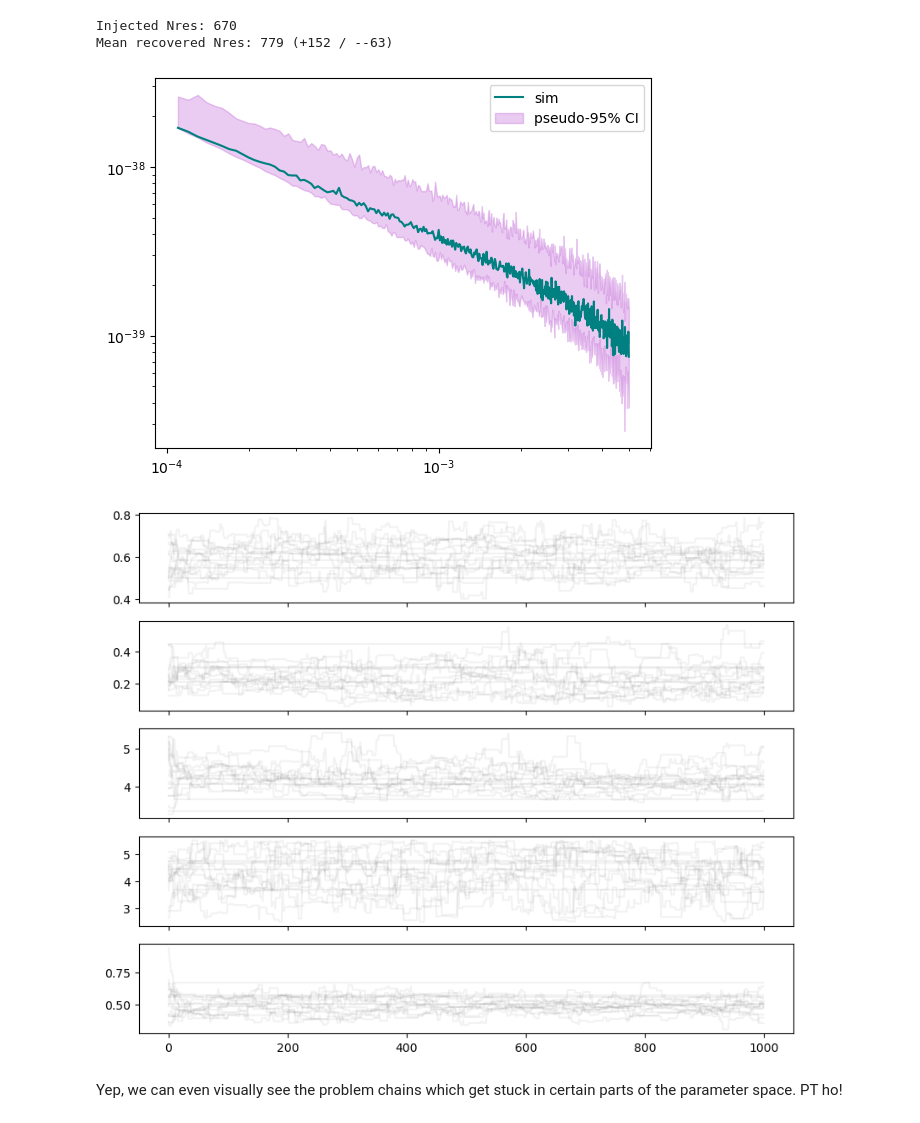
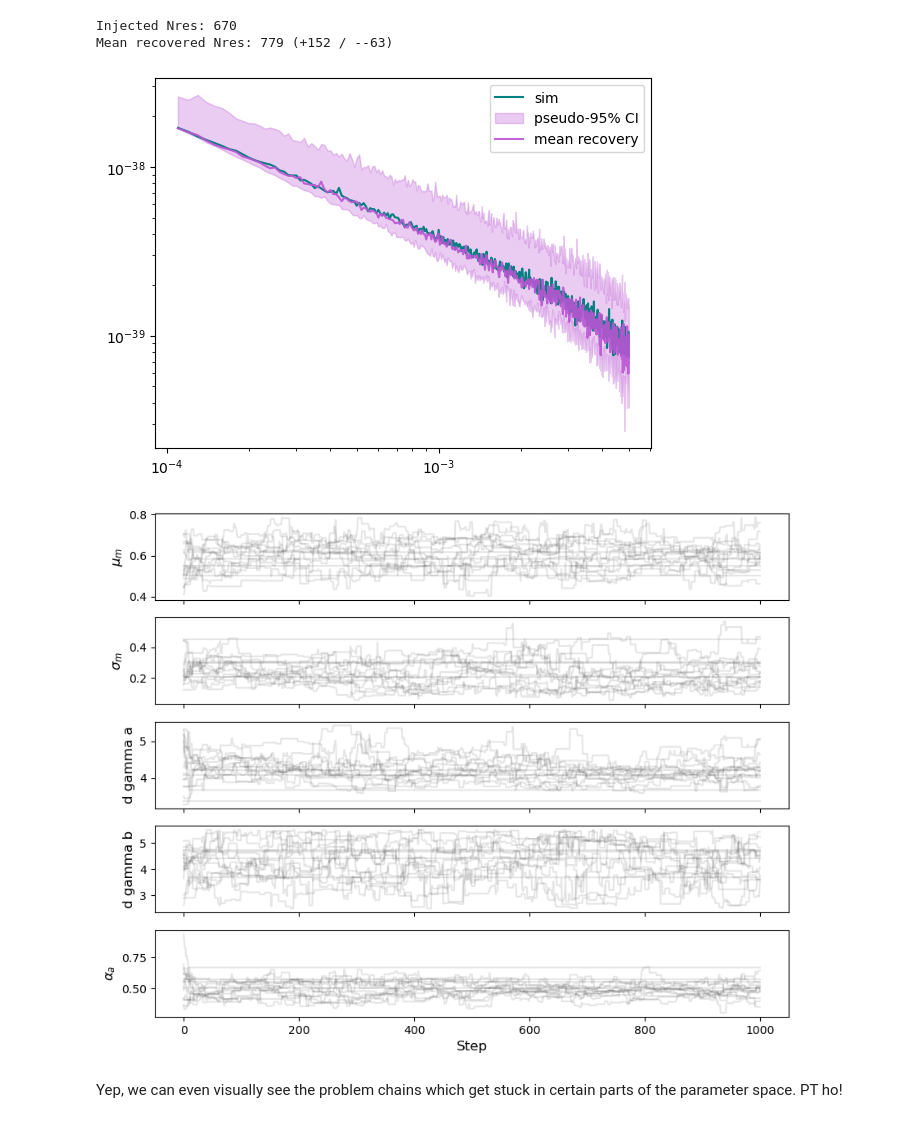
Before and after one commit to criswellalexander/pelargir-gb, a Jupyter notebook: prototype-notebooks/Toy-model-for-toy-model.ipynb, the cells around one changed output. Saved outputs shown, nothing was run; the diff lists cells and outputs as text; code cells hidden in the pictures.

Commit message:
plots!!

```diff
--- a/prototype-notebooks/Toy-model-for-toy-model.ipynb
+++ b/prototype-notebooks/Toy-model-for-toy-model.ipynb
@@ -1580,6 +1581,8 @@ print(thinned_samples.shape)
 (700, 1, 16, 1, 5)
 (350, 1, 16, 1, 5)
 (5600, 5)
+# %%
+param_labels = [r'$\mu_m$',r'$\sigma_m$',r'd gamma a',r'd gamma b',r'$\alpha_a$']
 # %%
 plt.rcParams.update({'axes.labelsize':16})
 
@@ -1649,19 +1652,25 @@ plt.loglog(lowf_bins[1:],dataspec,label='sim',c='teal')
 plt.fill_between(new_fs_mean,new_fg_l95,new_fg_u95,alpha=0.3,label=r'pseudo-95% CI',color='mediumorchid')
 # plt.scatter(binaries[0][res_idx],lw.psd.approximate_response_function(binaries[0][res_idx]*u.Hz,19.09*u.mHz).value\
 #                                    *((4*u.yr).to(u.s).value*binaries[1][res_idx]**2),marker='.',s=4)
+plt.loglog(new_fs_mean, new_fg_mean,alpha=0.9,label='mean recovery',c='mediumorchid')
 plt.legend()
+plt.savefig('recovered_spectra_with_pseudo95.png')
 plt.show()
 # %% [output]
-[figure, old version]
+[figure, new version]
 # %%
 ## also look at the walkers
 fig, ax = plt.subplots(ndim, 1, sharex=True)
 fig.set_size_inches(10, 8)
 for i in range(ndim):
     for walk in range(nwalkers):
-        ax[i].plot(new_ensemble.get_chain()['model_0'][:, 0, walk, :, i], color='k', alpha=0.05)
+        ax[i].plot(new_ensemble.get_chain()['model_0'][:, 0, walk, :, i], color='k', alpha=0.1)
+    ax[i].set_ylabel(param_labels[i],fontsize=12)
+ax[i].set_xlabel("Step",fontsize=12)
+plt.savefig('chain_plots_full.png')
+plt.show()
 # %% [output]
-[figure, old version]
+[figure, new version]
 # %% [markdown]
 Yep, we can even visually see the problem chains which get stuck in certain parts of the parameter space. PT ho!
 # %%
```
Also changed, not shown: parts of 16 cells of this notebook, 9 other files.
